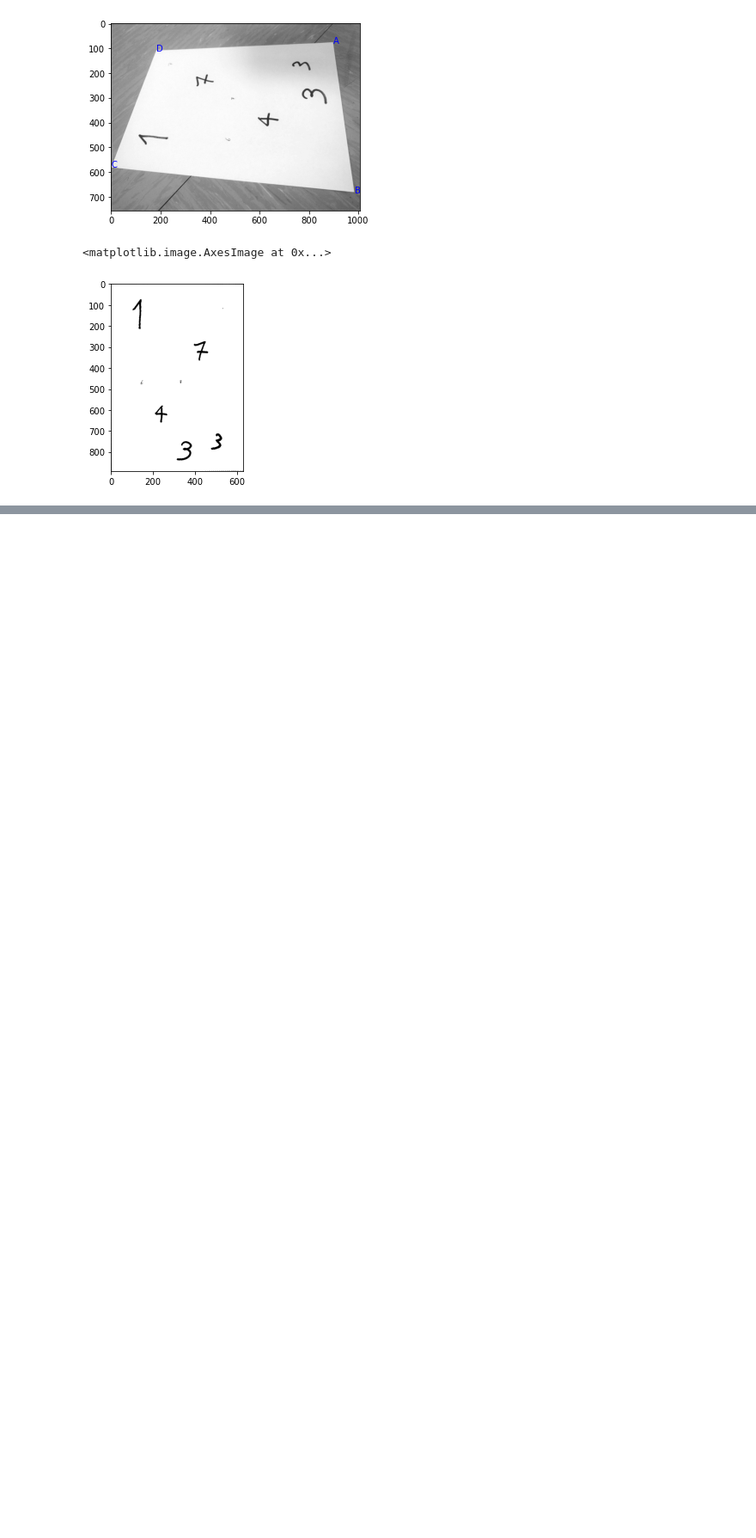
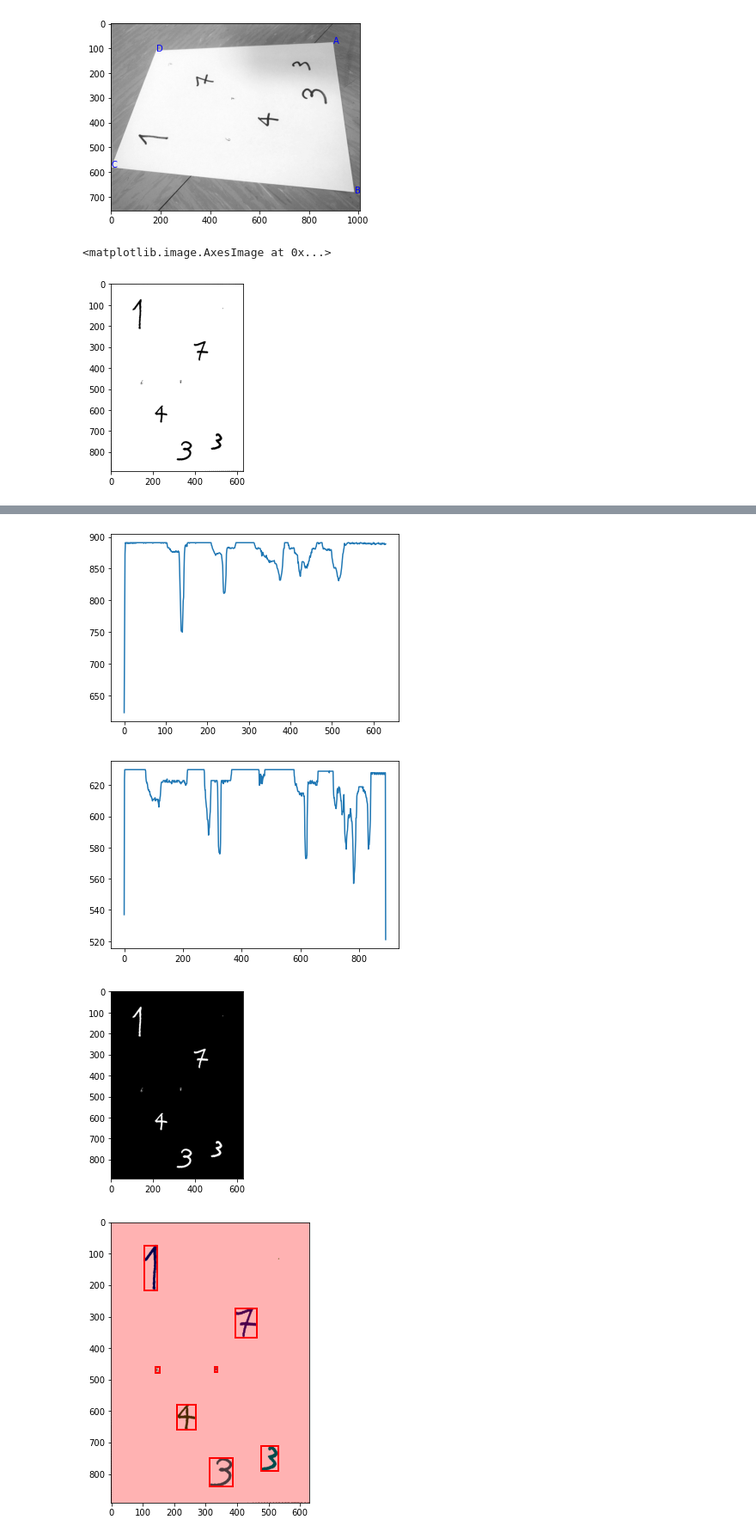
Before and after one commit to szymonrucinski/paper-scanner, a Jupyter notebook: hw.ipynb, the cells around one changed output, grey strips where cells are left out. Shown: that part at 86% size. Drawn from its saved outputs; the diff is of its cells as text; code cells hidden in the pictures; blank space fills up the shorter version.

```diff
--- a/hw.ipynb
+++ b/hw.ipynb
@@ -230,8 +215,8 @@ d = np.array([d[0],d[1]])
 invtf = estimate_transform("projective",src=np.vstack((A,B,C,D)),
 dst=np.vstack((a,b,c,d)))
 # %%
-tim = skimage.transform.warp(image=thresholded,inverse_map=invtf,output_shape=(h,w))
-plt.imshow(tim,cmap='gray')
+im = skimage.transform.warp(image=thresholded,inverse_map=invtf,output_shape=(h,w))
+plt.imshow(im,cmap='gray')
 # %% [output]
 <matplotlib.image.AxesImage at 0x...>
 [figure]
@@ -267,0 +225,74 @@ error: OpenCV(4.5.3) :-1: error: (-5:Bad argument) in function 'cvtColor'
+# %%
+row_vals = list([sum(r) for r in im  ])
+col_vals = list([sum(c) for c in im.T])
+
+plt.plot(col_vals)
+plt.show()
+
+plt.plot(row_vals)
+plt.show()
+
+val = filters.threshold_otsu(im)
+mask = im < val
+
+clean_border = segmentation.clear_border(mask)
+
+plt.imshow(clean_border, cmap='gray')
+plt.show()
+
+#######################
+# Label image regions #
+#######################
+
+labeled = label(clean_border)
+image_label_overlay = label2rgb(labeled, image=im)
+
+fig, ax = plt.subplots(ncols=1, nrows=1, figsize=(6, 6))
+ax.imshow(image_label_overlay)
+#plt.show()
+
+#########################################
+# Draw bounding box around each article #
+#########################################
+
+# create array in which to store cropped articles
+cropped_images = []
+
+# define amount of padding to add to cropped image
+pad = 20
+
+for region_index, region in enumerate(regionprops(labeled)):
+  if region.area < 50:
+    continue
+
+  # draw a rectangle around the segmented articles
+  # bbox describes: min_row, min_col, max_row, max_col
+  minr, minc, maxr, maxc = region.bbox
+
+  # use those bounding box coordinates to crop the image
+  cropped_images.append(im[minr-pad:maxr+pad, minc-pad:maxc+pad])
+
+  rect = mpatches.Rectangle((minc, minr), maxc - minc, maxr - minr,
+                              fill=False, edgecolor='red', linewidth=2)
+
+  ax.add_patch(rect)
+
+plt.show()
+
+###############
+# Crop images #
+###############
+
+out_dir = "segmented_articles/"
+if not os.path.exists(out_dir):
+  os.makedirs(out_dir)
+
+# can crop using: cropped = image_array[x1:x2,y1:y2]
+for c, cropped_image in enumerate(cropped_images):
+  new_image = skimage.transform.resize(cropped_image, (28,28))
+  io.imsave( out_dir + str(c) + ".jpeg", new_image)
+# %% [output]
+[figure, added]
+[figure, added]
+[figure, added]
+[figure, added]
```
Also changed, not shown: parts of 45 cells of this notebook.
